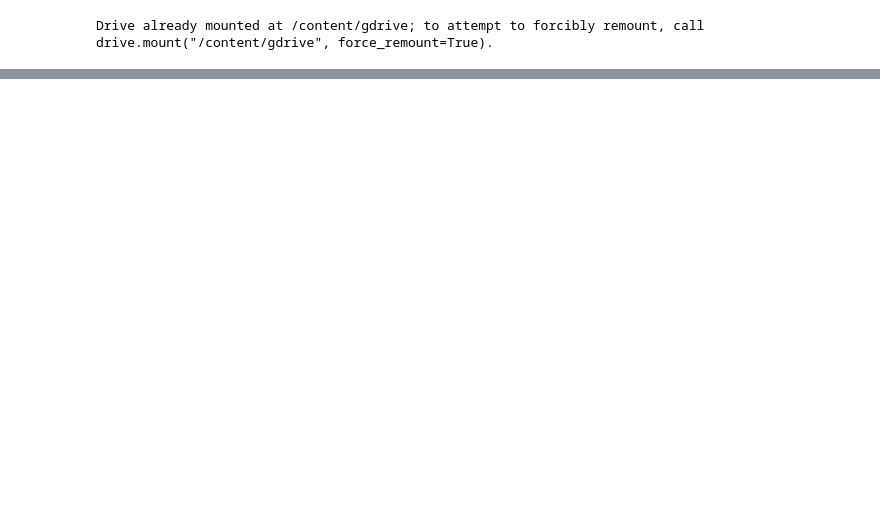
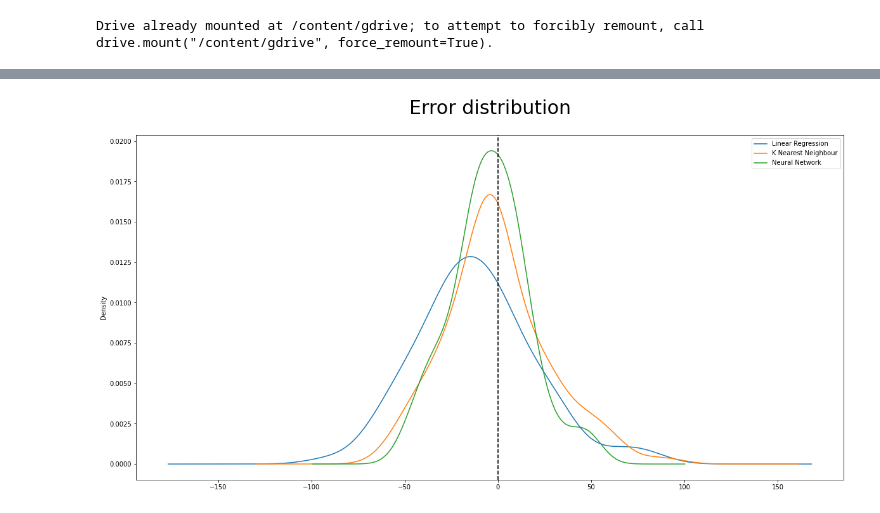
Before and after one commit to luqmanbuang/Aircraft-Engine-Lifetime-Prediction-with-Machine-Learning, a Jupyter notebook: Main_Phase_2.ipynb, the cells around one changed output, grey strips where cells are left out. Saved outputs shown, nothing was run; the diff lists cells and outputs as text; code cells hidden in the pictures; blank space fills up the shorter version.

```diff
--- a/Main_Phase_2.ipynb
+++ b/Main_Phase_2.ipynb
@@ -254,0 +298,3 @@ df_train_FD001
+# %%
+RUL_lreg = LinearRegression.CalcPredRUL()
+LinearRegression.DataFrame()
@@ -254,0 +339,6 @@ df_train_FD001
+# %%
+NeuralNetwork = MachineLearningModel(nn_model, 'nn', df_test_FD001, X_test, Results)
+NeuralNetwork.predict()
+NeuralNetwork.CalcPredMaxCycles()
+RUL_nn = NeuralNetwork.CalcPredRUL()
+NeuralNetwork.DataFrame()[['unit', 'cycles', 'Pred_H.I._nn', 'PredMaxCycles_nn', 'Pred_RUL_nn']]
@@ -254,0 +375,22 @@ df_train_FD001
+# %%
+FinalResult = pd.read_csv('/content/gdrive/My Drive/Capstone/RUL_FD001.txt', sep=' ', header=None)
+FinalResult = FinalResult.dropna(axis=1, how='all')
+FinalResult.columns = ["Actual RUL"]
+
+unit = []
+for i in range(1,101):
+  unit.append(i)
+
+FinalResult['unit'] = unit
+FinalResult = FinalResult[['unit', 'Actual RUL']]
+
+FinalResult['Pred_RUL_lreg'] = RUL_lreg
+FinalResult['lreg_diff'] = FinalResult['Actual RUL'] - FinalResult['Pred_RUL_lreg']
+
+FinalResult['Pred_RUL_knr'] = RUL_knr
+FinalResult['knr_diff'] = FinalResult['Actual RUL'] - FinalResult['Pred_RUL_knr']
+
+FinalResult['Pred_RUL_nn'] = RUL_nn
+FinalResult['nn_diff'] = FinalResult['Actual RUL'] - FinalResult['Pred_RUL_nn']
+
+FinalResult
@@ -254,0 +411,16 @@ df_train_FD001
+# %%
+plt.figure(figsize=(20,10))
+plt.tight_layout()
+
+FinalResult['lreg_diff'].plot(label = 'Linear Regression', kind = 'kde', legend = True)
+FinalResult['knr_diff'].plot(label = 'K Nearest Neighbour', kind = 'kde', legend = True)
+FinalResult['nn_diff'].plot(label = 'Neural Network', kind = 'kde', legend = True)
+plt.axvline(0, color="black", linestyle='dashed', linewidth=1.6)
+
+# set title and axis labels
+errorDist = plt.title('Error distribution', x=0.5, y=1.05, ha='center', fontsize='30')
+plt.setp(errorDist, color = 'black')
+
+plt.show()
+# %% [output]
+[figure, added]
```
Also changed, not shown: parts of 55 cells of this notebook.
